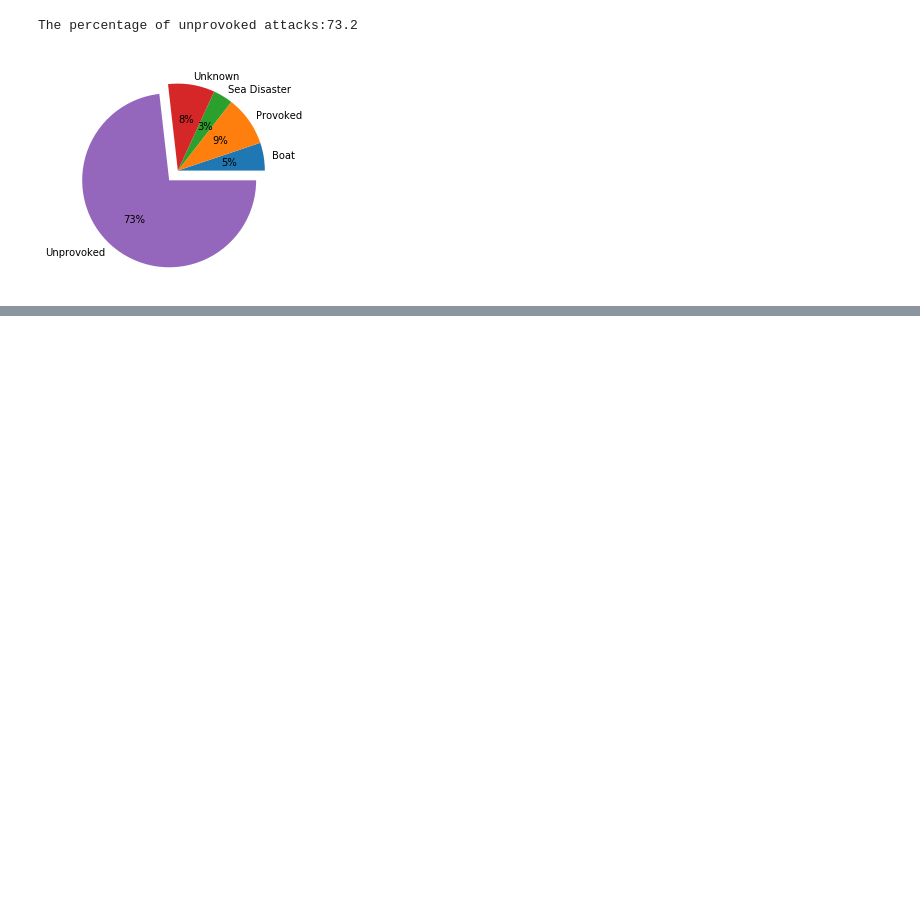
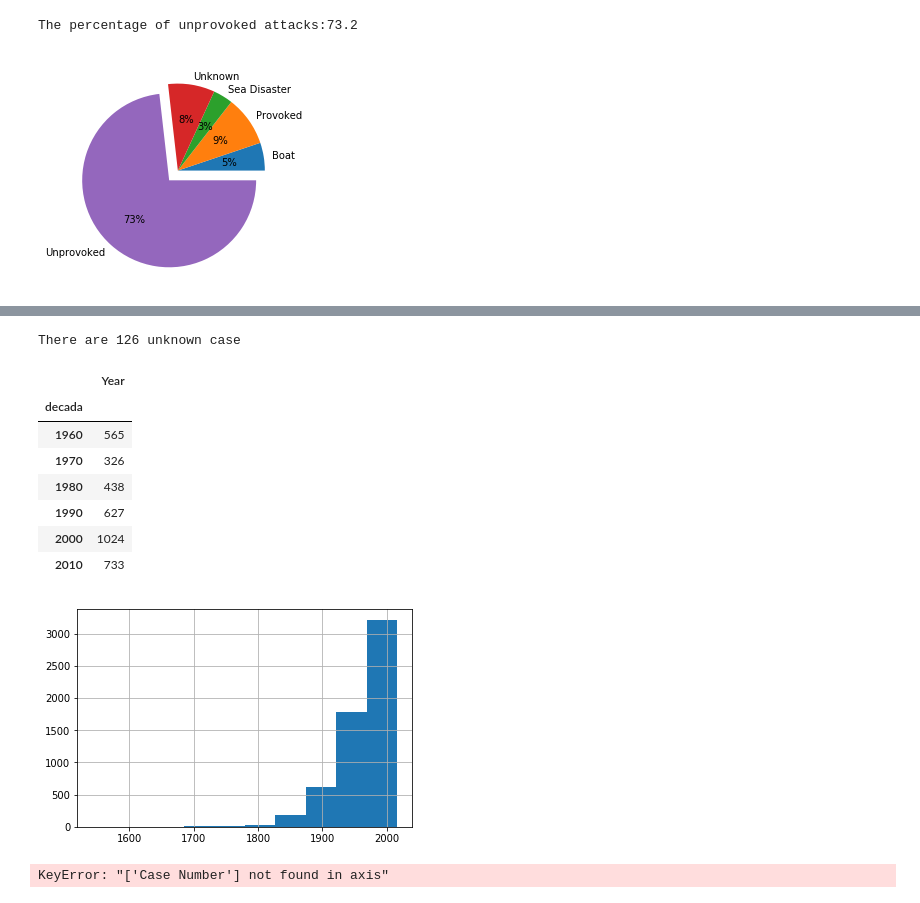
Before and after one commit to E2811/Shark-attack-Data-Visualization, a Jupyter notebook: Shark-Attack.ipynb, the cells around one changed output, grey strips where cells are left out. Drawn from its saved outputs; the diff is of its cells as text; code cells hidden in the pictures; blank space fills up the shorter version.

```diff
--- a/Shark-Attack.ipynb
+++ b/Shark-Attack.ipynb
@@ -74,6 +74,7 @@ columns_duplicates = [("href","href formula"),("Case Number","Case Number.1"),("
 for col in columns_duplicates:
     if check_duplicates(shark_df[col[0]],shark_df[col[1]],thr)== True:
         shark_df = shark_df.drop(col[1], axis=1)
+shark_df = shark_df.drop("original order", axis=1)
 shark_df.head()
 #No duplicates in this dataset
 shark_df.drop_duplicates().shape
@@ -177,0 +159,46 @@ shark_df
+# %%
+################### CASE NUMBER /DATE/ YEAR ########################
+shark_df.sort_values("Year")
+case_info = {}
+case_info['Case'] = []
+case_info['Year'] = []
+case_info['Date']= []
+index = 0
+remove = []
+for case in shark_df["Case Number"].values:
+    res = re.findall(r"\d{4}\.\d{2}\.\d{2}[\.\w]*", case)
+    res2 = re.findall(r"\d{4}", case)
+    res3 = re.findall(r"\d{4}\.\d{2}\.\d{2}", case)
+    if res:
+        res3 = re.sub('\.','/',res3[0])
+        case_info['Case'].append(res[0])
+        case_info['Year'].append(int(res2[0]))
+        case_info['Date'].append(res3)
+    else:
+        remove.append(index)
+    index += 1
+c_df = pd.DataFrame(case_info)
+print(f"There are {shark_df.shape[0] - c_df.shape[0]} unknown case")
+c_df.sort_values("Year", ascending= True)
+c_df = c_df.drop([5863, 5864, 5865],axis=0)
+c_df.Year.hist()
+c_df["decada"] = pd.cut(c_df.Year.where(c_df['Year']>1950),bins=[1960,1970,1980,1990,2000,2010,2020], labels=range(1960,2020,10))
+c_df.groupby("decada").agg({"Year":"count"})
+# %% [output]
+There are 126 unknown case
+|  | Year |
+| decada |  |
+| 1960 | 565 |
+| 1970 | 326 |
+| 1980 | 438 |
+| 1990 | 627 |
+| 2000 | 1024 |
+| 2010 | 733 |
+[figure, added]
+# %%
+shark_df = shark_df.drop(remove,axis=0)
+shark_df = shark_df.drop([5863, 5864, 5865],axis=0)
+shark_df[['Date','Year']]= c_df[['Date','Year']]
+shark_df = shark_df.drop('Case Number',axis=1)
+# %% [output]
+KeyError: "['Case Number'] not found in axis"
```
Also changed, not shown: parts of 6 cells of this notebook.
